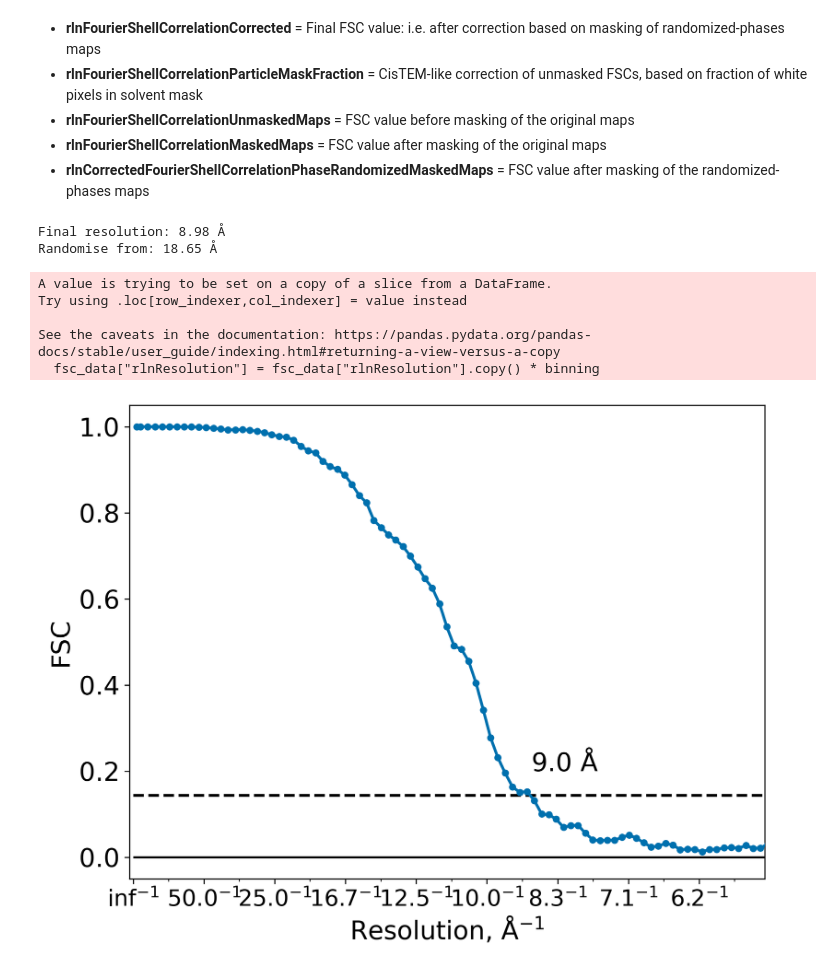
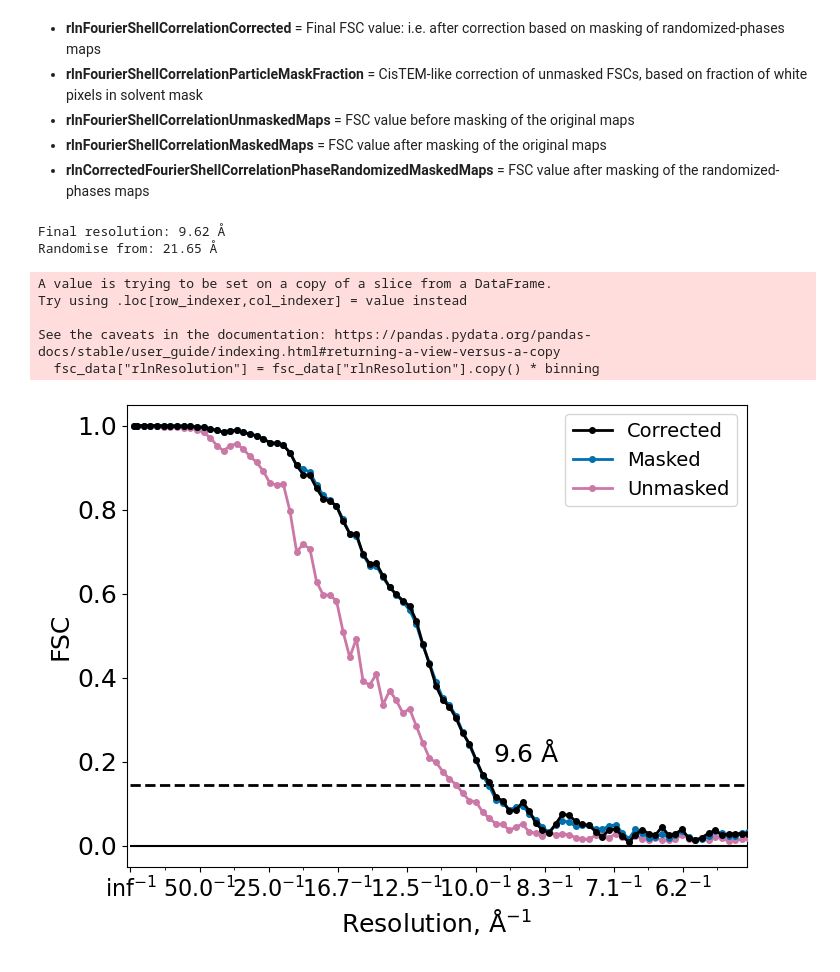
Before and after one commit to dmichalak/sta-pipeline, a Jupyter notebook: analysis_scripts/plot_relion_fsc.ipynb, the cells around one changed output. Saved outputs shown, nothing was run; the diff lists cells and outputs as text; code cells hidden in the pictures.

```diff
--- a/analysis_scripts/plot_relion_fsc.ipynb
+++ b/analysis_scripts/plot_relion_fsc.ipynb
@@ -15,12 +15,12 @@ from fractions import Fraction
 import starfile
 from color_palette import *
 # %%
-input_postprocess_star = Path("/mnt/scratch/ribosomes/kas_k44a/relion_full/PostProcess/job208/postprocess.star")
+input_postprocess_star = Path("/mnt/scratch/ribosomes/kas_k44a/relion_full/PostProcess/job232/postprocess.star")
 # %%
 plt.rcParams["font.size"] = 18
 fig, ax = plt.subplots()
 fig.set_size_inches(8, 6)
-fig.set_dpi(300)
+fig.set_dpi(100)
 
 data = starfile.read(input_postprocess_star)
 fsc_data = data["fsc"][[
@@ -55,18 +55,18 @@ linestyle = "-"
 linewidth = 2
 markerstyle = "."
 markersize = 8
-# ax.plot(x_data, y_data_list[0],
-#         label="Corrected",
-#         color="k",
-#         alpha=1.0,
-#         ls=linestyle,
-#         linewidth=linewidth,
-#         marker=markerstyle,
-#         markersize=markersize,
-#         zorder=10,
-#         )
+ax.plot(x_data, y_data_list[0],
+        label="Corrected",
+        color="k",
+        alpha=1.0,
+        ls=linestyle,
+        linewidth=linewidth,
+        marker=markerstyle,
+        markersize=markersize,
+        zorder=10,
+        )
 ax.plot(x_data, y_data_list[2],
-        label="Uncorrected",
+        label="Masked",
         color=color_palette()[0],
         alpha=1,
         ls=linestyle,
@@ -88,16 +88,16 @@ ax.plot(x_data, y_data_list[2],
 #         )
 
 
-# ax.plot(x_data, y_data_list[1],
-#        label="Unmasked",
-#        color=color_palette()[3],
-#        alpha=1,
-#        ls=linestyle,
-#        linewidth=linewidth,
-#        marker=markerstyle,
-#        markersize=markersize,
-#        zorder=7,
-#        )
+ax.plot(x_data, y_data_list[1],
+       label="Unmasked",
+       color=color_palette()[3],
+       alpha=1,
+       ls=linestyle,
+       linewidth=linewidth,
+       marker=markerstyle,
+       markersize=markersize,
+       zorder=7,
+       )
 
 #ax.plot(x_data, y_data_list[1],
 #        label="rlnFourierShellCorrelationParticleMaskFraction",
@@ -157,34 +157,34 @@ ax.annotate(xy=(1/final_resolution+0.0012, 0.2), text=rf"{final_resolution:.1f}"
 #resolution = 8.66 # Angstroms
 #ax.vlines(1/resolution, -1,2, linestyles="dashed", colors="black", alpha=alpha)
 #ax.annotate(f"{resolution} $\mathrm{{\AA}}$, bin4", (1/resolution+0.001, 0.7), xycoords="data", alpha=alpha+0.2, fontsize=font_size)
 # resolution = 6.495 # Angstroms
 # ax.vlines(1/resolution, -1,2, linestyles="dashed", colors="black", alpha=alpha)
 # ax.annotate(f"{resolution} $\mathrm{{\AA}}$, bin3", (1/resolution+0.001, 0.7), xycoords="data", alpha=alpha+0.2, fontsize=font_size)
 ax.set_xlabel(r"Resolution, $\mathrm{\AA}^{-1}$")
 ax.set_ylabel("FSC")#\n(Normalized CC of two half-datasets)")
 
 #ax.set_title(f"{input_postprocess_star.parent.name} (binning={binning})")
 
 ax.xaxis.set_major_locator(MultipleLocator(0.02))
 ax.xaxis.set_minor_locator(MultipleLocator(0.01))
 
 # grab the labeled x ticks and print them
 xticks = ax.get_xticks()
 xticks = np.round(xticks, 2)
 xticks = [f"{1/x:.1f}"+r"$^{-1}$" for x in xticks]
 
 ax.set_xticklabels(xticks)
 
 
 
-# plt.legend(fontsize=14)
+plt.legend(fontsize=14)
 plt.savefig("/home/michalakdj/working/fsc.png", dpi=300, bbox_inches="tight")
 # %% [output]
-Final resolution: 8.98 Å
-Randomise from: 18.65 Å
+Final resolution: 9.62 Å
+Randomise from: 21.65 Å
 A value is trying to be set on a copy of a slice from a DataFrame.
 Try using .loc[row_indexer,col_indexer] = value instead
 
 See the caveats in the documentation: https://pandas.pydata.org/pandas-docs/stable/user_guide/indexing.html#returning-a-view-versus-a-copy
   fsc_data["rlnResolution"] = fsc_data["rlnResolution"].copy() * binning
-[figure, old version]
+[figure, new version]
```
Also changed, not shown: 1 other file.
